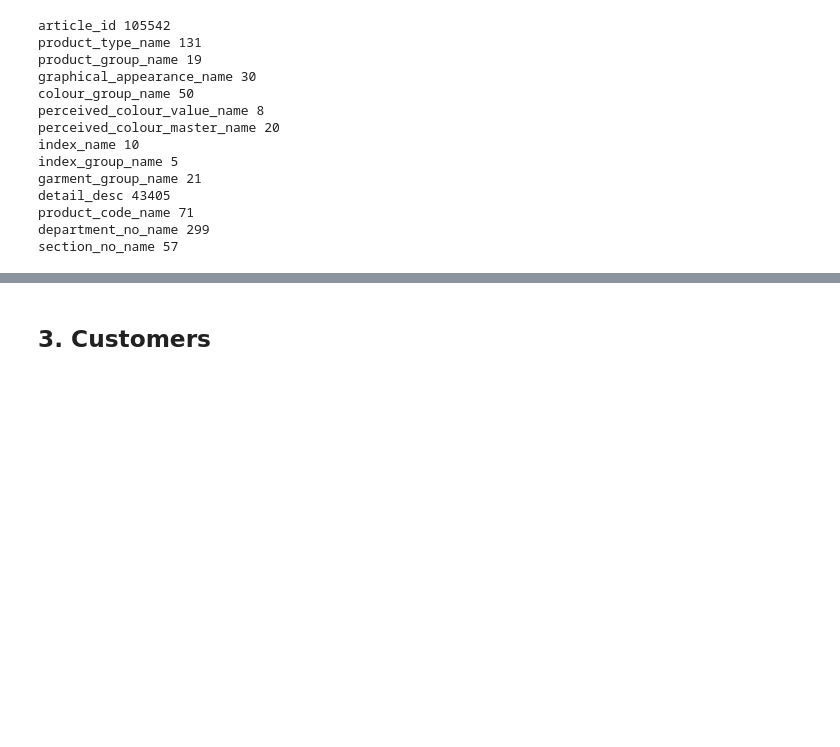
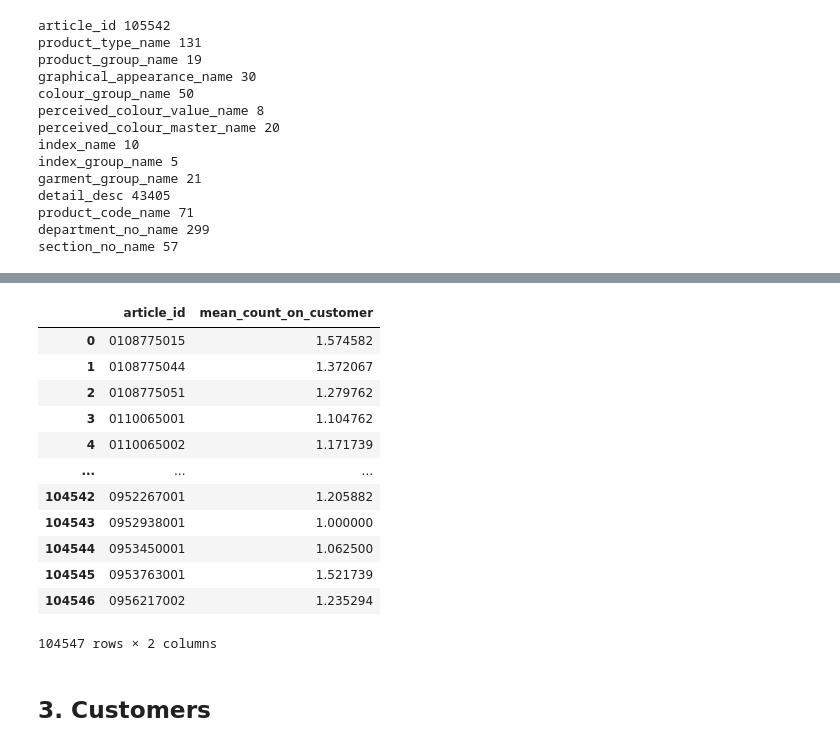
Before and after one commit to RobertVoropaev/HM_Personalized_Fashion_Recomendations, a Jupyter notebook: notebooks/1.DataPreparation.ipynb, the cells around one changed output, grey strips where cells are left out. Cells and saved outputs as stored; diff of their text form; code cells hidden in the pictures; blank space fills up the shorter version.

```diff
--- a/notebooks/1.DataPreparation.ipynb
+++ b/notebooks/1.DataPreparation.ipynb
@@ -79,0 +130,21 @@ section_no_name 57
+# %%
+mean_count = (
+    transactions.groupby(["customer_id", "article_id"]).size()
+        .groupby(["article_id"]).mean()
+        .reset_index().rename({0: "mean_count_on_customer"}, axis=1)
+)
+mean_count
+# %% [output]
+|  | article_id | mean_count_on_customer |
+| 0 | 0108775015 | 1.574582 |
+| 1 | 0108775044 | 1.372067 |
+| 2 | 0108775051 | 1.279762 |
+| 3 | 0110065001 | 1.104762 |
+| 4 | 0110065002 | 1.171739 |
+| ... | ... | ... |
+| 104542 | 0952267001 | 1.205882 |
+| 104543 | 0952938001 | 1.000000 |
+| 104544 | 0953450001 | 1.062500 |
+| 104545 | 0953763001 | 1.521739 |
+| 104546 | 0956217002 | 1.235294 |
+104547 rows × 2 columns
```
Also changed, not shown: parts of 41 cells of this notebook, 5 other files.
